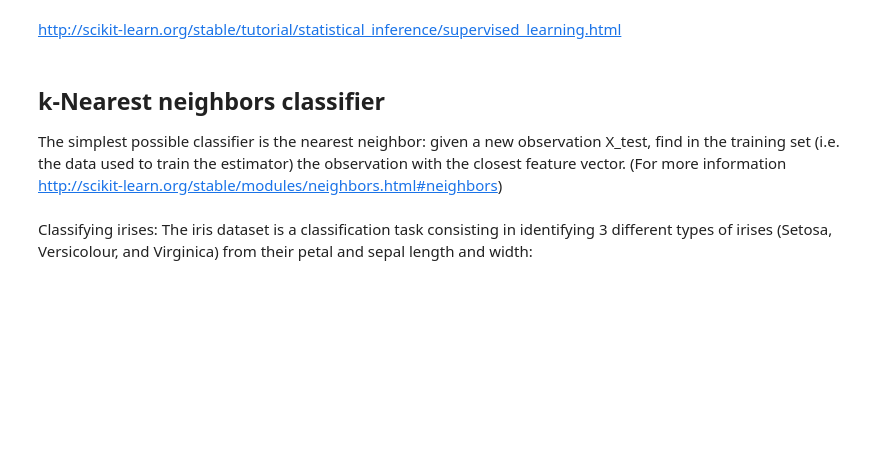
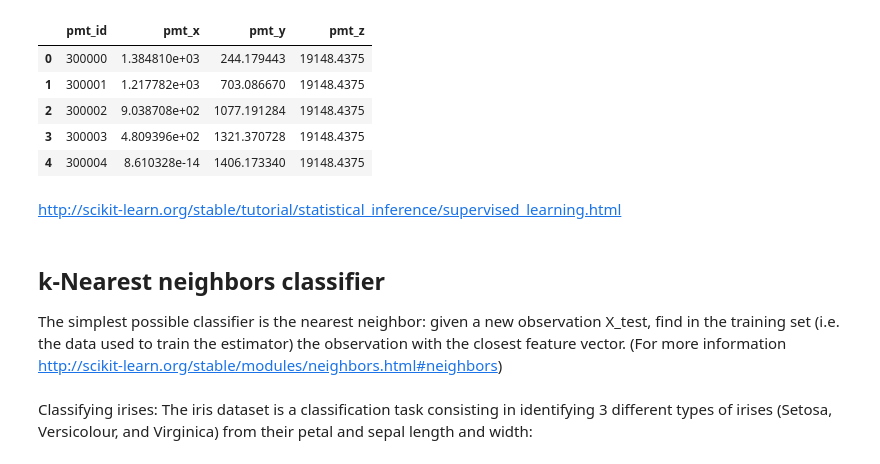
Before and after one commit to HeyLey/2018-reproducible, a Jupyter notebook: knn.ipynb, the cells around one changed output. Saved outputs shown, nothing was run; the diff lists cells and outputs as text; code cells hidden in the pictures; blank space fills up the shorter version.

Commit message:
test mybind

```diff
--- a/knn.ipynb
+++ b/knn.ipynb
@@ -1,3 +1,18 @@
+# %%
+## Test
+
+import pandas
+import tables
+
+dt = pandas.read_hdf('pos.h5')
+dt.head()
+# %% [output]
+|  | pmt_id | pmt_x | pmt_y | pmt_z |
+| 0 | 300000 | 1.384810e+03 | 244.179443 | 19148.4375 |
+| 1 | 300001 | 1.217782e+03 | 703.086670 | 19148.4375 |
+| 2 | 300002 | 9.038708e+02 | 1077.191284 | 19148.4375 |
+| 3 | 300003 | 4.809396e+02 | 1321.370728 | 19148.4375 |
+| 4 | 300004 | 8.610328e-14 | 1406.173340 | 19148.4375 |
 # %% [markdown]
 http://scikit-learn.org/stable/tutorial/statistical_inference/supervised_learning.html
 # %% [markdown]
```
Also changed, not shown: parts of 1 cell of this notebook, 3 other files.
